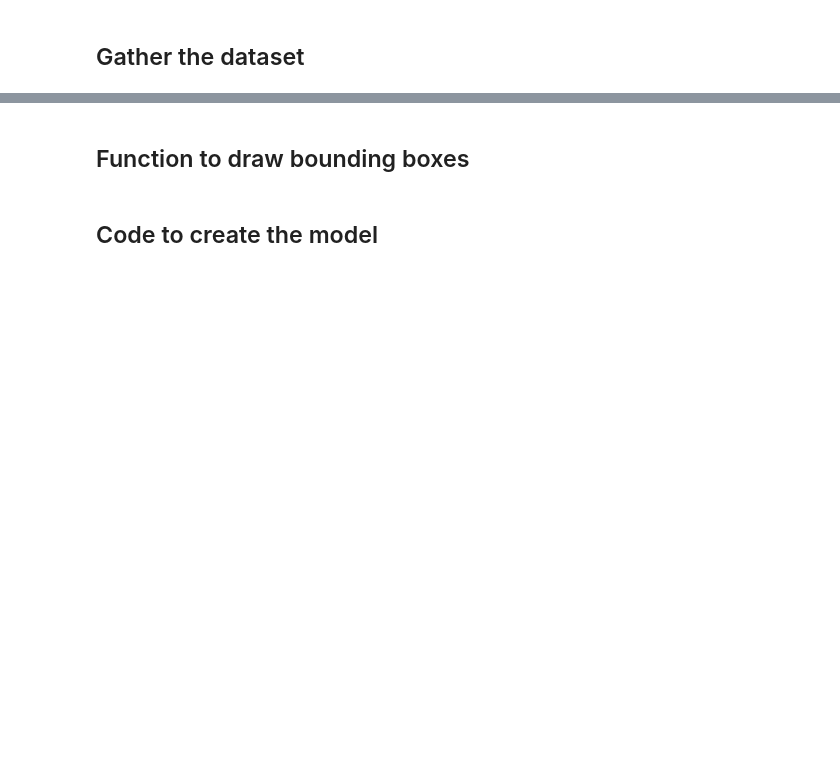
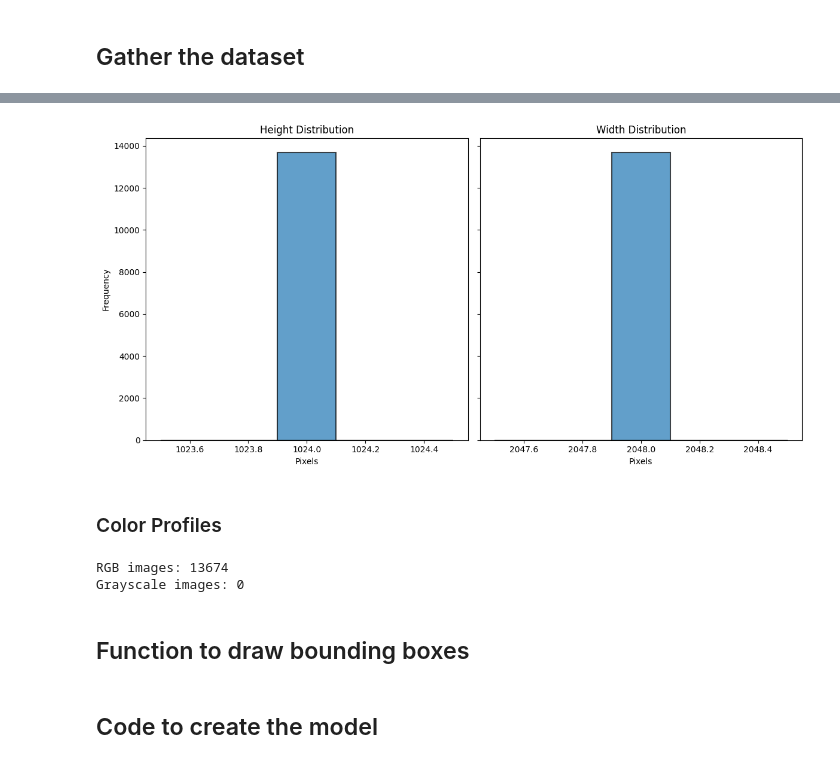
Before and after one commit to zacharyartman/aai521-group1, a Jupyter notebook: main.ipynb, the cells around one changed output, grey strips where cells are left out. Drawn from its saved outputs; the diff is of its cells as text; code cells hidden in the pictures; blank space fills up the shorter version.

```diff
--- a/main.ipynb
+++ b/main.ipynb
@@ -15,3 +62,57 @@ labels_path = os.path.join(dataset_path, "labels")
+# %%
+# Initialize lists for image dimensions
+heights = []
+widths = []
+
+# Loop through images
+for image_file in os.listdir(images_path):
+    image_path = os.path.join(images_path, image_file)
+    image = cv2.imread(image_path)
+    if image is not None:
+        h, w, _ = image.shape
+        heights.append(h)
+        widths.append(w)
+# %%
+# Create subplots
+fig, axes = plt.subplots(1, 2, figsize=(12, 6), sharey=True)
+
+# Heights histogram
+axes[0].hist(heights, bins=5, alpha=0.7, edgecolor='black', linewidth=1.5)
+axes[0].set_title("Height Distribution")
+axes[0].set_xlabel("Pixels")
+axes[0].set_ylabel("Frequency")
+
+# Widths histogram
+axes[1].hist(widths, bins=5, alpha=0.7, edgecolor='black', linewidth=1.5)
+axes[1].set_title("Width Distribution")
+axes[1].set_xlabel("Pixels")
+
+# Adjust layout and show
+plt.tight_layout()
+plt.show()
+# %% [output]
+[figure, added]
+# %% [markdown]
+### Color Profiles
+# %%
+# Count RGB and grayscale images
+rgb_count = 0
+grayscale_count = 0
+
+for image_file in os.listdir(images_path):
+    image_path = os.path.join(images_path, image_file)
+    image = cv2.imread(image_path)
+    if image is not None:
+        if len(image.shape) == 3 and image.shape[2] == 3:
+            rgb_count += 1
+        else:
+            grayscale_count += 1
+
+print(f"RGB images: {rgb_count}")
+print(f"Grayscale images: {grayscale_count}")
+# %% [output]
+RGB images: 13674
+Grayscale images: 0
 # %% [markdown]
 ## Function to draw bounding boxes
 # %%
```
Also changed, not shown: parts of 7 cells of this notebook.
